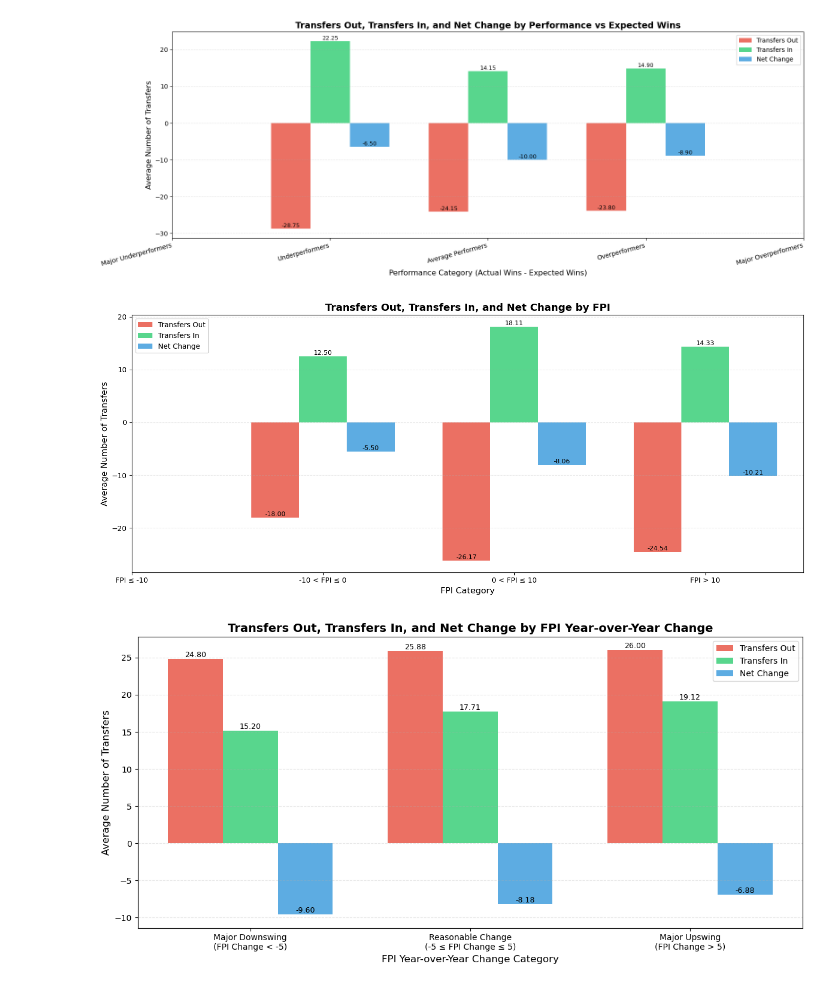
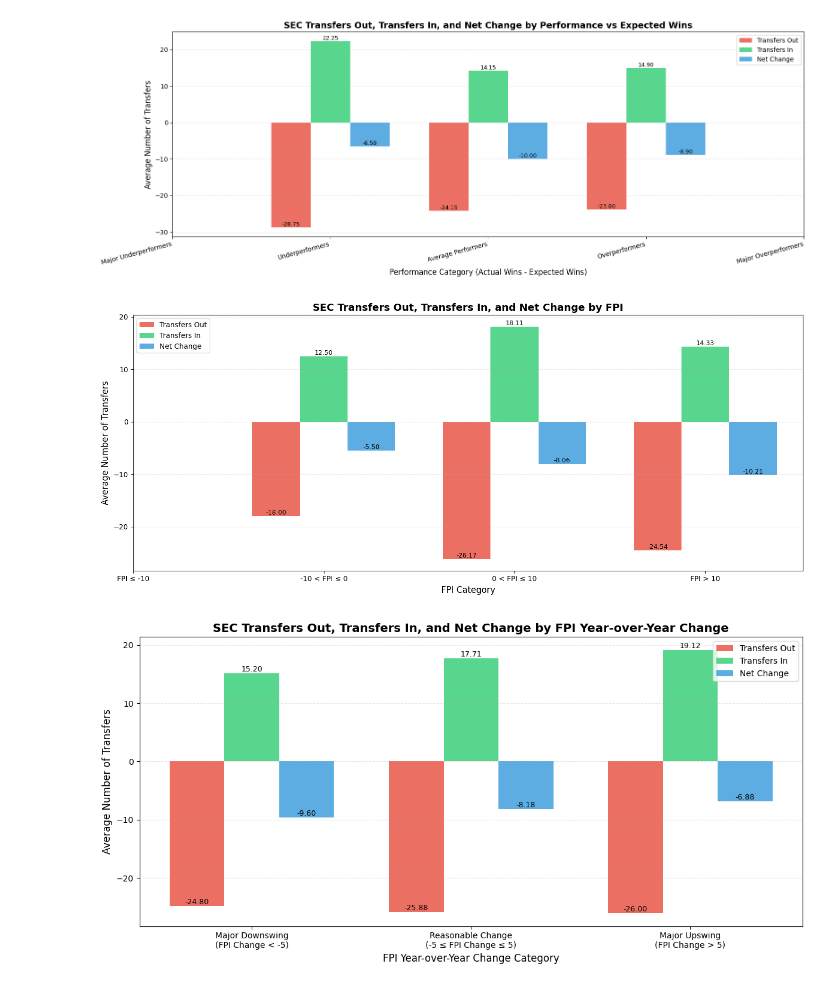
Before and after one commit to harrisonsrubin/eda_final_project, a Jupyter notebook: sec_visualizations.ipynb, the cells around one changed output. Drawn from its saved outputs; the diff is of its cells as text; code cells hidden in the pictures.

Commit message:
FBS and SEC visualizations done

```diff
--- a/sec_visualizations.ipynb
+++ b/sec_visualizations.ipynb
@@ -283,7 +283,7 @@ add_value_labels(bars3)
 # Customize the plot
 ax.set_xlabel('Performance Category (Actual Wins - Expected Wins)', fontsize=12)
 ax.set_ylabel('Average Number of Transfers', fontsize=12)
-ax.set_title('Transfers Out, Transfers In, and Net Change by Performance vs Expected Wins', fontsize=14, fontweight='bold')
+ax.set_title('SEC Transfers Out, Transfers In, and Net Change by Performance vs Expected Wins', fontsize=14, fontweight='bold')
 ax.set_xticks(x)
 ax.set_xticklabels(categories, rotation=15, ha='right')
 ax.legend(loc='upper right', fontsize=10)
@@ -292,7 +292,7 @@ ax.grid(axis='y', alpha=0.3, linestyle='--')
 plt.tight_layout()
 plt.show()
 # %% [output]
-[figure, old version]
+[figure, new version]
 # %%
 # Visualize Transfers out, in and net change vs fpi in the years 2022-2024
 # Only FBS teams are included in this analysis
@@ -383,7 +383,7 @@ add_value_labels(bars3)
 # Customize the plot
 ax.set_xlabel('FPI Category', fontsize=12)
 ax.set_ylabel('Average Number of Transfers', fontsize=12)
-ax.set_title('Transfers Out, Transfers In, and Net Change by FPI', fontsize=14, fontweight='bold')
+ax.set_title('SEC Transfers Out, Transfers In, and Net Change by FPI', fontsize=14, fontweight='bold')
 ax.set_xticks(x)
 ax.set_xticklabels(categories)
 ax.legend(loc='upper left', fontsize=10)
@@ -392,7 +392,7 @@ ax.grid(axis='y', alpha=0.3, linestyle='--')
 plt.tight_layout()
 plt.show()
 # %% [output]
-[figure, old version]
+[figure, new version]
 # %%
 # Visualize Transfers out, in and net change vs fpi difference in the years 2022-2024
 # Only FBS teams are included in this analysis
@@ -444,33 +444,33 @@ categories = ['Major Downswing\n(FPI Change < -5)', 'Reasonable Change\n(-5 ≤
 x = np.arange(len(categories))
 width = 0.25
 
 # Create bars for each metric
-bars1 = ax.bar(x - width, [df_fpi_yoy_change_under_5_out, df_fpi_yoy_change_5_to_5_out, df_fpi_yoy_change_over_5_out], width, label='Transfers Out', color='#e74c3c', alpha=0.8)
+bars1 = ax.bar(x - width, [-df_fpi_yoy_change_under_5_out, -df_fpi_yoy_change_5_to_5_out, -df_fpi_yoy_change_over_5_out], width, label='Transfers Out', color='#e74c3c', alpha=0.8)
 bars2 = ax.bar(x, [df_fpi_yoy_change_under_5_in, df_fpi_yoy_change_5_to_5_in, df_fpi_yoy_change_over_5_in], width, label='Transfers In', color='#2ecc71', alpha=0.8)
 bars3 = ax.bar(x + width, [df_fpi_yoy_change_under_5_net, df_fpi_yoy_change_5_to_5_net, df_fpi_yoy_change_over_5_net], width, label='Net Change', color='#3498db', alpha=0.8)
 
 # Add value labels on bars
 def add_value_labels(bars):
     for bar in bars:
         height = bar.get_height()
         ax.text(bar.get_x() + bar.get_width()/2., height,
                 f'{height:.2f}',
                 ha='center', va='bottom', fontsize=9)
 
 add_value_labels(bars1)
 add_value_labels(bars2)
 add_value_labels(bars3)
 
 # Customize the plot
 ax.set_xlabel('FPI Year-over-Year Change Category', fontsize=12)
 ax.set_ylabel('Average Number of Transfers', fontsize=12)
-ax.set_title('Transfers Out, Transfers In, and Net Change by FPI Year-over-Year Change', fontsize=14, fontweight='bold')
+ax.set_title('SEC Transfers Out, Transfers In, and Net Change by FPI Year-over-Year Change', fontsize=14, fontweight='bold')
 ax.set_xticks(x)
 ax.set_xticklabels(categories)
 ax.legend(loc='upper right', fontsize=10)
 ax.grid(axis='y', alpha=0.3, linestyle='--')
 
 plt.tight_layout()
 plt.show()
 # %% [output]
-[figure, old version]
+[figure, new version]
```
Also changed, not shown: parts of 2 cells of this notebook.
